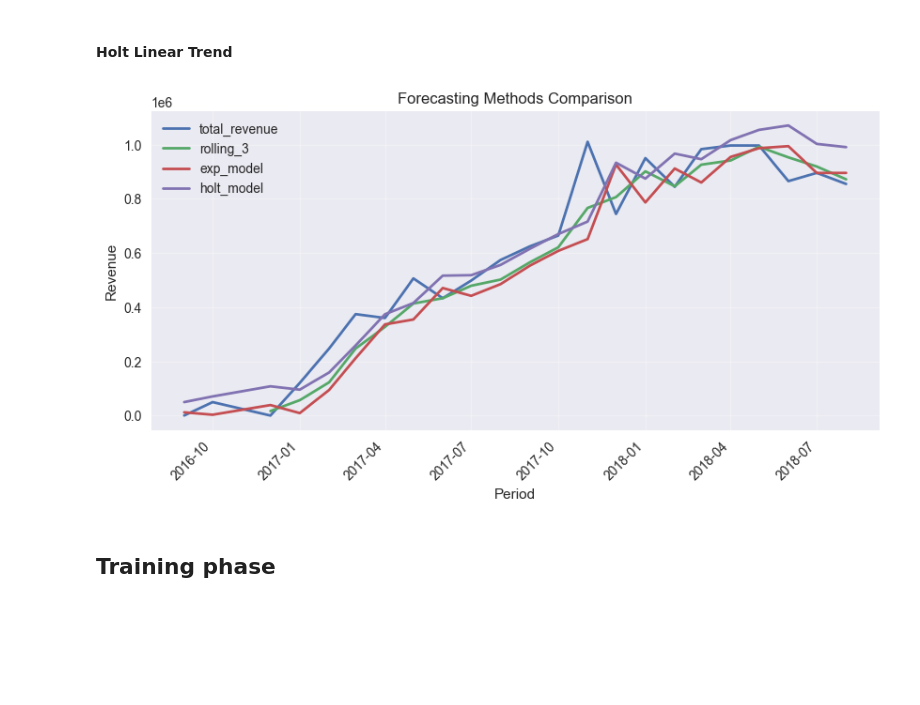
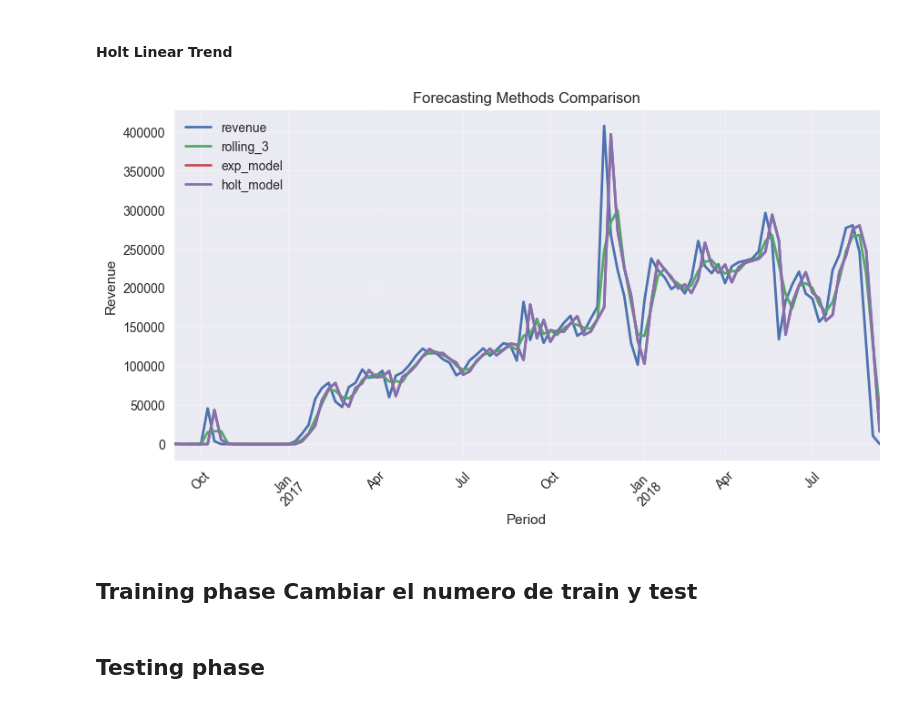
Before and after one commit to ferrettijaime-cmd/Professional_portfolio, a Jupyter notebook: Olist_Linear_regression_analysis_ML/Scripts Python/olist_linear_r_analysis.ipynb, the cells around one changed output. Cells and saved outputs as stored; diff of their text form; code cells hidden in the pictures; blank space fills up the shorter version.

Commit message:
Testing phase

```diff
--- a/Olist_Linear_regression_analysis_ML/Scripts Python/olist_linear_r_analysis.ipynb
+++ b/Olist_Linear_regression_analysis_ML/Scripts Python/olist_linear_r_analysis.ipynb
@@ -75,5 +89,7 @@ memory usage: 384.0 bytes
 # %%
-axes = sales_pd.plot(y="total_revenue", style= ".-")
-y_label = axes.set_ylabel("total_revenue")
-x_label = axes.set_xlabel("Piriod")
+weekly_sales = sales_pd.resample("W").sum()
+axis = weekly_sales.plot(figsize=(10,5), color='blue')
+axis.set_title("Sales Trend")
+axis.set_xlabel("Week")
+axis.set_ylabel("Weekly_revenue")
 # %% [output]
@@ -116,9 +128,9 @@ plt.show()
 # %% [markdown]
 #### Moving Average
 # %%
-sales_pd["rolling_3"] = (sales_pd["total_revenue"].rolling(window=3).mean())
+weekly_sales["rolling_3"] = (weekly_sales["revenue"].rolling(window=3).mean())
 
-sales_pd[["total_revenue", "rolling_3"]].plot(figsize=(10,5))
+weekly_sales[["revenue", "rolling_3"]].plot(figsize=(16,7))
 plt.title("Revenue and Rolling Average")
 plt.xlabel("Period")
 plt.ylabel("Revenue")
@@ -131,29 +143,28 @@ plt.show()
 # %%
 from statsmodels.tsa.holtwinters import ExponentialSmoothing
 
-exp_model = ExponentialSmoothing(sales_pd["total_revenue"]).fit()
-sales_pd["exp_model"] = exp_model.fittedvalues
+exp_model = ExponentialSmoothing(weekly_sales["revenue"]).fit()
+weekly_sales["exp_model"] = exp_model.fittedvalues
 # %% [markdown]
 #### Holt Linear Trend
 # %%
 from statsmodels.tsa.holtwinters import Holt
 
-holt_model = Holt(sales_pd["total_revenue"]).fit()
-sales_pd["holt_model"] = holt_model.fittedvalues
+holt_model = Holt(weekly_sales["revenue"]).fit()
+weekly_sales["holt_model"] = holt_model.fittedvalues
 # %%
 plt.style.use("seaborn-v0_8")
-sales_pd[["total_revenue", "rolling_3", "exp_model", "holt_model" ]].plot(figsize=(10,5), marker=None,  linewidth=2)
+weekly_sales[["revenue", "rolling_3", "exp_model", "holt_model"]].plot(figsize=(10,5),  linewidth=2)
 plt.title("Forecasting Methods Comparison")
 plt.xlabel("Period")
 plt.ylabel("Revenue")
 plt.grid(alpha=0.3)
 plt.legend(loc="upper left")
 plt.xticks(rotation=45)
-plt.show()
 
 plt.show()
 # %% [output]
-[figure, old version]
+[figure, new version]
 # %% [markdown]
-## Training phase
+## Training phase Cambiar el numero de train y test
 # %%
@@ -167,0 +182,2 @@ exp_model = ExponentialSmoothing(train["total_revenue"]).fit()
+# %% [markdown]
+## Testing phase
```
Also changed, not shown: parts of 24 cells of this notebook.
